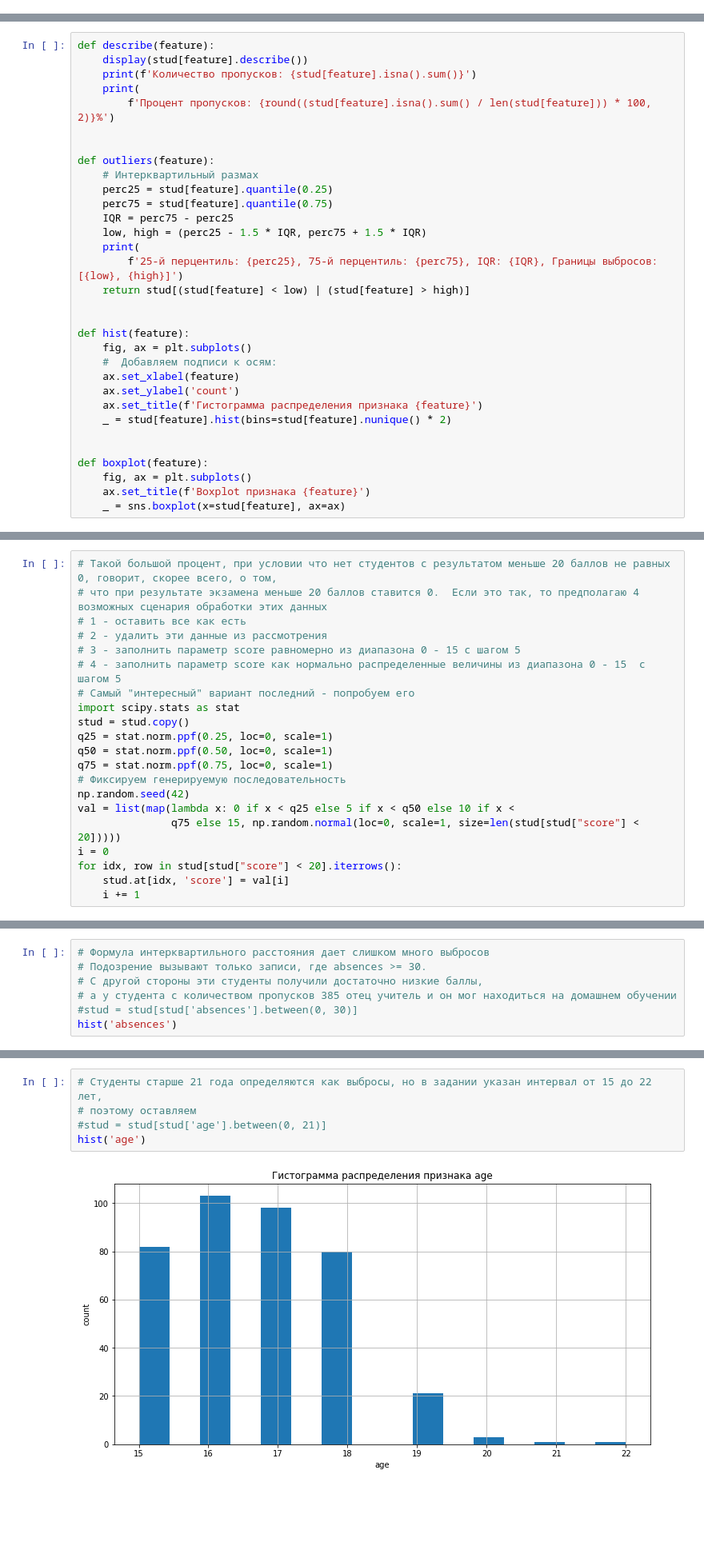
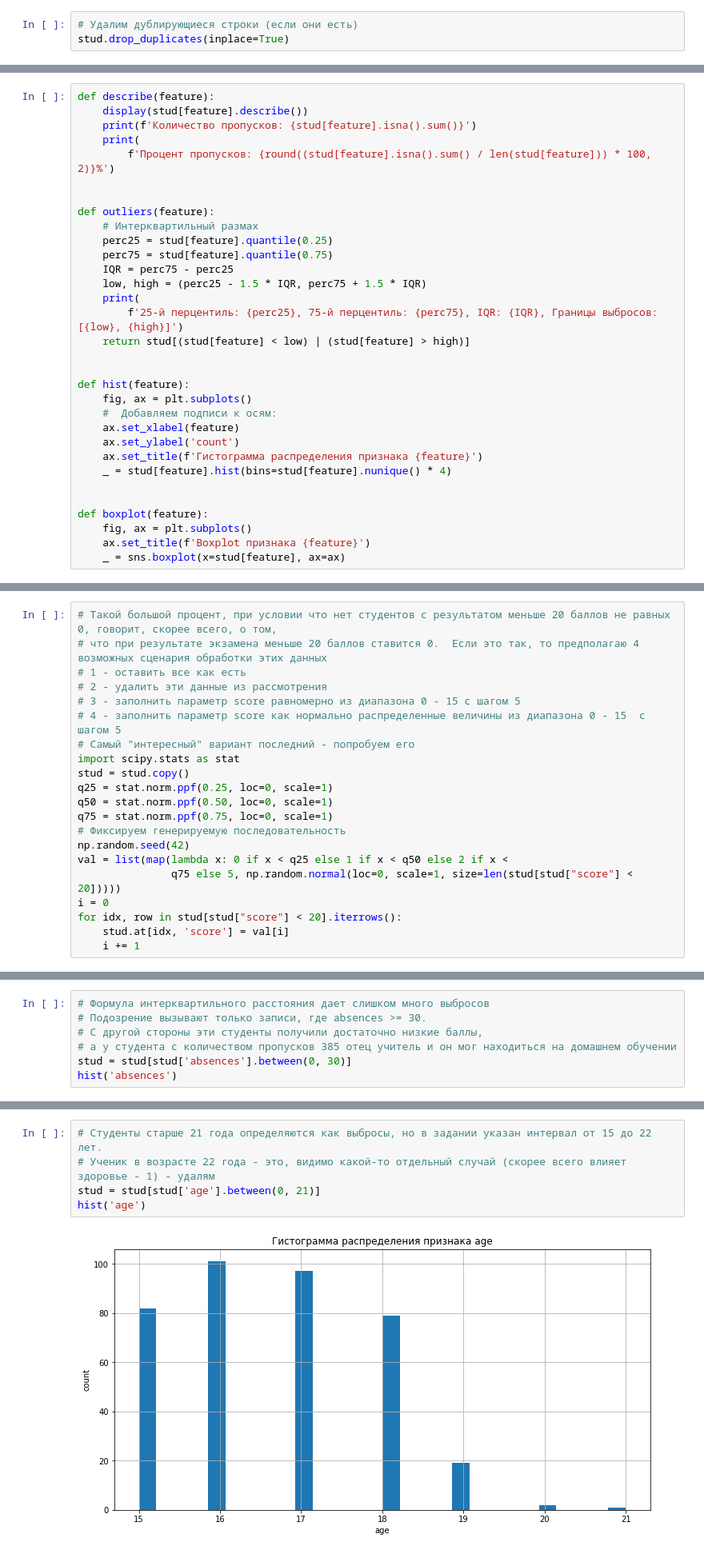
Before and after one commit to sand74/skillfactory, a Jupyter notebook: module_2/eda_solve.ipynb, the cells around one changed output, grey strips where cells are left out. Shown at 80% size. Saved outputs shown, nothing was run; the diff lists cells and outputs as text; blank space fills up the shorter version.

```diff
--- a/module_2/eda_solve.ipynb
+++ b/module_2/eda_solve.ipynb
@@ -27,6 +31,9 @@ stud.head(10)
 | 7 | GP | F | 17 | U | GT3 | A | 4.0 | 4.0 | other | teacher | home | ... |
 | 8 | GP | M | 15 | U | LE3 | A | 3.0 | 2.0 | services | other | home | ... |
 | 9 | GP | M | 15 | U | NaN | NaN | 3.0 | 4.0 | other | other | home | ... |
+# %%
+# Удалим дублирующиеся строки (если они есть)
+stud.drop_duplicates(inplace=True)
 # %%
 # Теперь можно на него посмотреть
 stud.info()
@@ -142,7 +149,7 @@ def hist(feature):
     ax.set_xlabel(feature)
     ax.set_ylabel('count')
     ax.set_title(f'Гистограмма распределения признака {feature}')
-    _ = stud[feature].hist(bins=stud[feature].nunique() * 2)
+    _ = stud[feature].hist(bins=stud[feature].nunique() * 4)
 
 
 def boxplot(feature):
@@ -217,8 +224,8 @@ q50 = stat.norm.ppf(0.50, loc=0, scale=1)
 q75 = stat.norm.ppf(0.75, loc=0, scale=1)
 # Фиксируем генерируемую последовательность
 np.random.seed(42)
-val = list(map(lambda x: 0 if x < q25 else 5 if x < q50 else 10 if x <
-               q75 else 15, np.random.normal(loc=0, scale=1, size=len(stud[stud["score"] < 20]))))
+val = list(map(lambda x: 0 if x < q25 else 1 if x < q50 else 2 if x <
+               q75 else 5, np.random.normal(loc=0, scale=1, size=len(stud[stud["score"] < 20]))))
 i = 0
 for idx, row in stud[stud["score"] < 20].iterrows():
     stud.at[idx, 'score'] = val[i]
@@ -303,6 +310,6 @@ boxplot('absences')
 # Подозрение вызывают только записи, где absences >= 30.
 # С другой стороны эти студенты получили достаточно низкие баллы,
 # а у студента с количеством пропусков 385 отец учитель и он мог находиться на домашнем обучении
-#stud = stud[stud['absences'].between(0, 30)]
+stud = stud[stud['absences'].between(0, 30)]
 hist('absences')
 # %% [output]
@@ -360,12 +367,12 @@ boxplot('age')
 # %% [output]
 [figure]
 # %%
-# Студенты старше 21 года определяются как выбросы, но в задании указан интервал от 15 до 22 лет,
-# поэтому оставляем
-#stud = stud[stud['age'].between(0, 21)]
+# Студенты старше 21 года определяются как выбросы, но в задании указан интервал от 15 до 22 лет.
+# Ученик в возрасте 22 года - это, видимо какой-то отдельный случай (скорее всего влияет здоровье - 1) - удалям
+stud = stud[stud['age'].between(0, 21)]
 hist('age')
 # %% [output]
-[figure, old version]
+[figure, new version]
 # %%
 stud.info()
 # %% [output]
```
Also changed, not shown: parts of 43 cells of this notebook.
